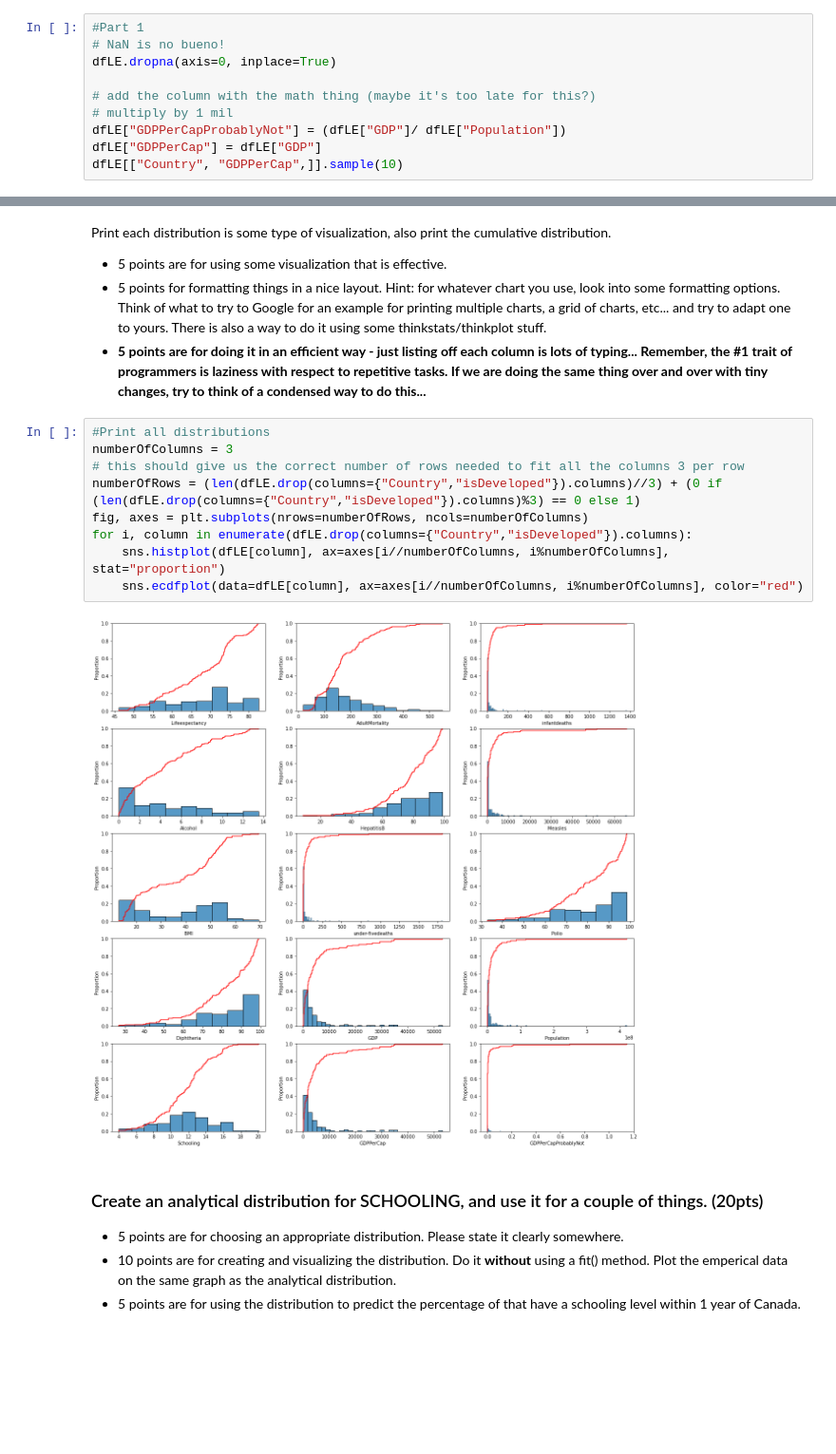
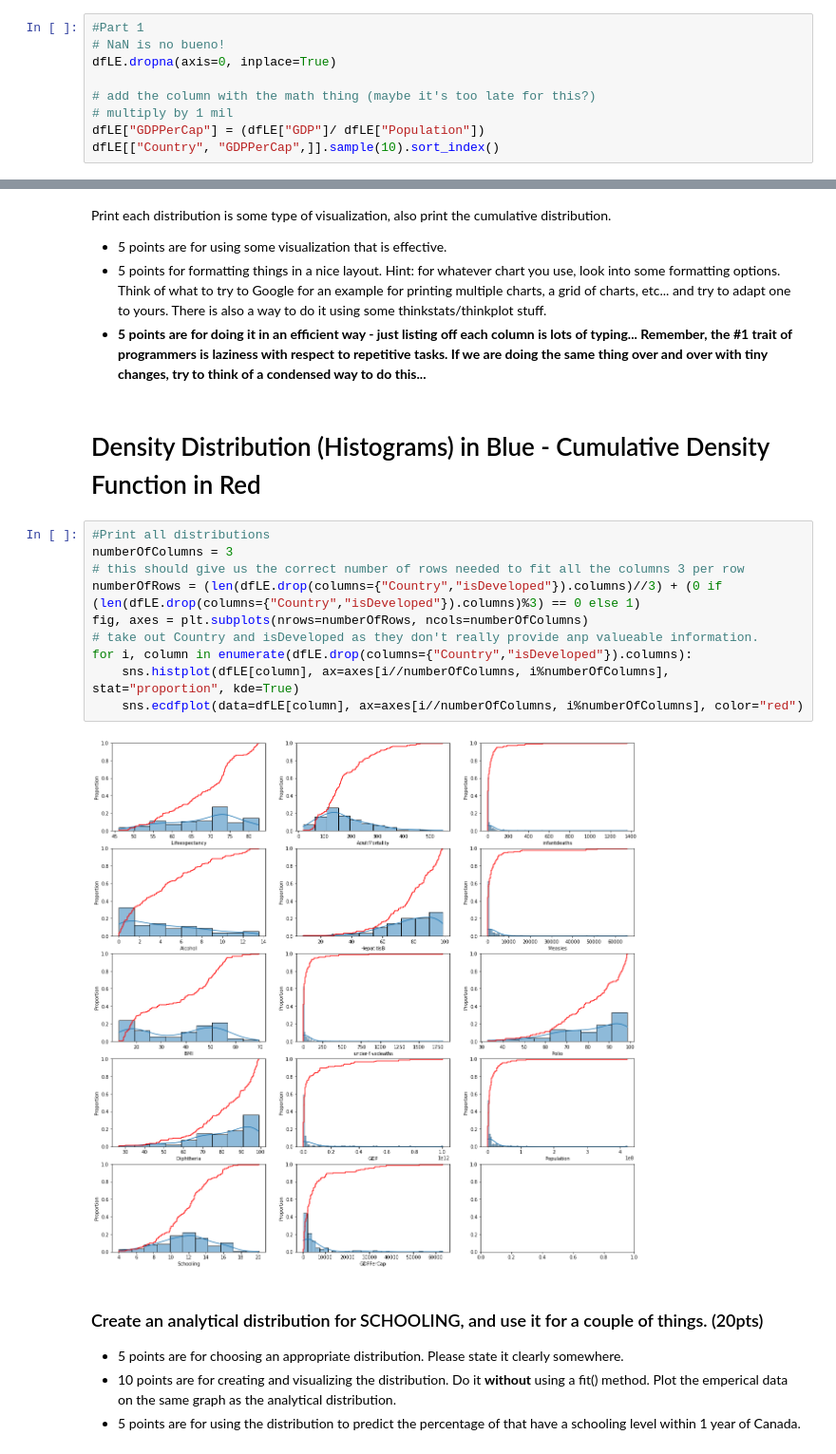
Before and after one commit to shaunmcgregor/BSIP_Assignment_2_Students, a Jupyter notebook: stats_asn_2_start.ipynb, the cells around one changed output, grey strips where cells are left out. Shown: that part at 95% size. Cells and saved outputs as stored; diff of their text form; blank space fills up the shorter version.

```diff
--- a/stats_asn_2_start.ipynb
+++ b/stats_asn_2_start.ipynb
@@ -52,8 +52,7 @@ dfLE.dropna(axis=0, inplace=True)
 
 # add the column with the math thing (maybe it's too late for this?)
 # multiply by 1 mil
-dfLE["GDPPerCapProbablyNot"] = (dfLE["GDP"]/ dfLE["Population"])
-dfLE["GDPPerCap"] = dfLE["GDP"]
-dfLE[["Country", "GDPPerCap",]].sample(10)
+dfLE["GDPPerCap"] = (dfLE["GDP"]/ dfLE["Population"])
+dfLE[["Country", "GDPPerCap",]].sample(10).sort_index()
 # %% [output]
 |  | Country | GDPPerCap |
@@ -76,17 +75,20 @@ Print each distribution is some type of visualization, also print the cumulative
 <li>5 points for formatting things in a nice layout. Hint: for whatever chart you use, look into some formatting options. Think of what to try to Google for an example for printing multiple charts, a grid of charts, etc... and try to adapt one to yours. There is also a way to do it using some thinkstats/thinkplot stuff.
 <li><b>5 points are for doing it in an efficient way - just listing off each column is lots of typing... Remember, the #1 trait of programmers is laziness with respect to repetitive tasks. If we are doing the same thing over and over with tiny changes, try to think of a condensed way to do this...</b>
 </ul>
+# %% [markdown]
+# Density Distribution (Histograms) in Blue - Cumulative Density Function in Red
 # %%
 #Print all distributions
 numberOfColumns = 3
 # this should give us the correct number of rows needed to fit all the columns 3 per row
 numberOfRows = (len(dfLE.drop(columns={"Country","isDeveloped"}).columns)//3) + (0 if (len(dfLE.drop(columns={"Country","isDeveloped"}).columns)%3) == 0 else 1)
 fig, axes = plt.subplots(nrows=numberOfRows, ncols=numberOfColumns)
+# take out Country and isDeveloped as they don't really provide anp valueable information.
 for i, column in enumerate(dfLE.drop(columns={"Country","isDeveloped"}).columns):
-    sns.histplot(dfLE[column], ax=axes[i//numberOfColumns, i%numberOfColumns], stat="proportion")
+    sns.histplot(dfLE[column], ax=axes[i//numberOfColumns, i%numberOfColumns], stat="proportion", kde=True)
     sns.ecdfplot(data=dfLE[column], ax=axes[i//numberOfColumns, i%numberOfColumns], color="red")
 # %% [output]
-[figure, old version]
+[figure, new version]
 # %% [markdown]
 ### Create an analytical distribution for SCHOOLING, and use it for a couple of things. (20pts)
 
```
Also changed, not shown: parts of 13 cells of this notebook.
